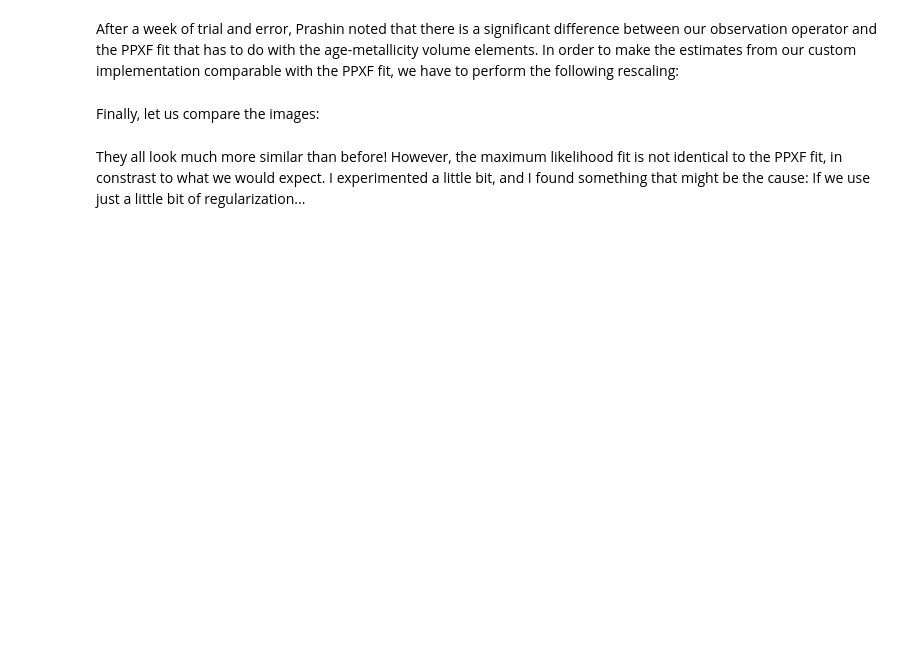
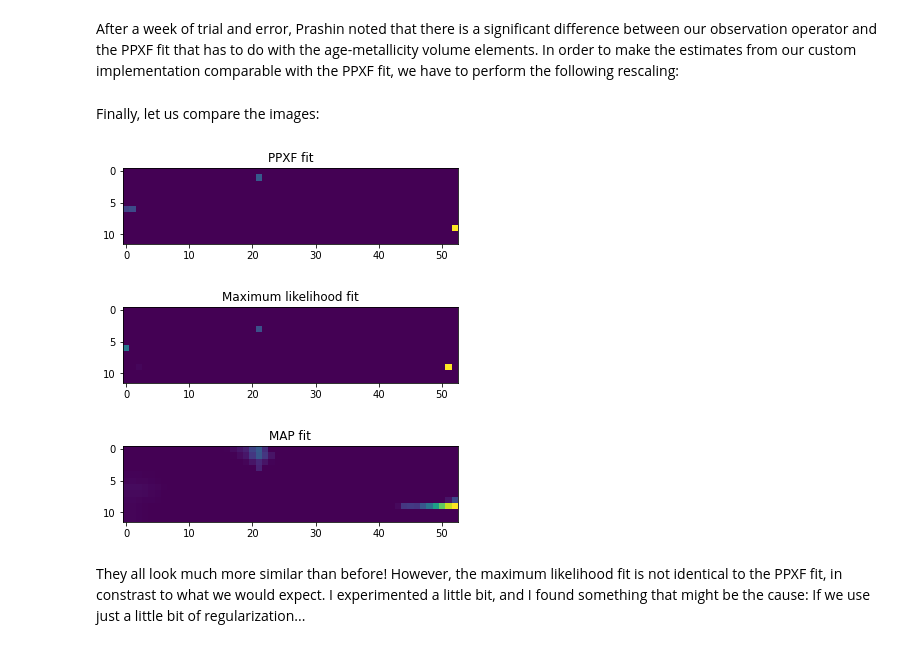
Before and after one commit to prashjet/uq4pk, a Jupyter notebook: notebooks/M54_part3.ipynb, the cells around one changed output. Cells and saved outputs as stored; diff of their text form; code cells hidden in the pictures; blank space fills up the shorter version.

```diff
--- a/notebooks/M54_part3.ipynb
+++ b/notebooks/M54_part3.ipynb
@@ -162,26 +191,30 @@ we have to perform the following rescaling:
 # %%
 delta_zt = ssps.delta_z[:, np.newaxis] * ssps.delta_t[np.newaxis]
 
-f_map = delta_zt * f_map
-f_ml = delta_zt * f_ml
+f_map_scaled = delta_zt * f_map
+f_ml_scaled = delta_zt * f_ml
 # %% [markdown]
 Finally, let us compare the images:
 # %%
 im_ppxf = orient_image(f_ppxf)
-im_map = orient_image(f_map)
-im_ml = orient_image(f_ml)
+im_map = orient_image(f_map_scaled)
+im_ml = orient_image(f_ml_scaled)
 
 plt.imshow(im_ppxf)
 plt.title("PPXF fit")
 plt.show()
 
 plt.imshow(im_ml)
 plt.title("Maximum likelihood fit")
 plt.show()
 
 plt.imshow(im_map)
 plt.title("MAP fit")
 plt.show()
+# %% [output]
+[figure, added]
+[figure, added]
+[figure, added]
 # %% [markdown]
 They all look much more similar than before! However, the maximum likelihood fit is not identical
 to the PPXF fit, in constrast to what we would expect. I experimented a little bit, and I found something that might
```
Also changed, not shown: parts of 6 cells of this notebook.
